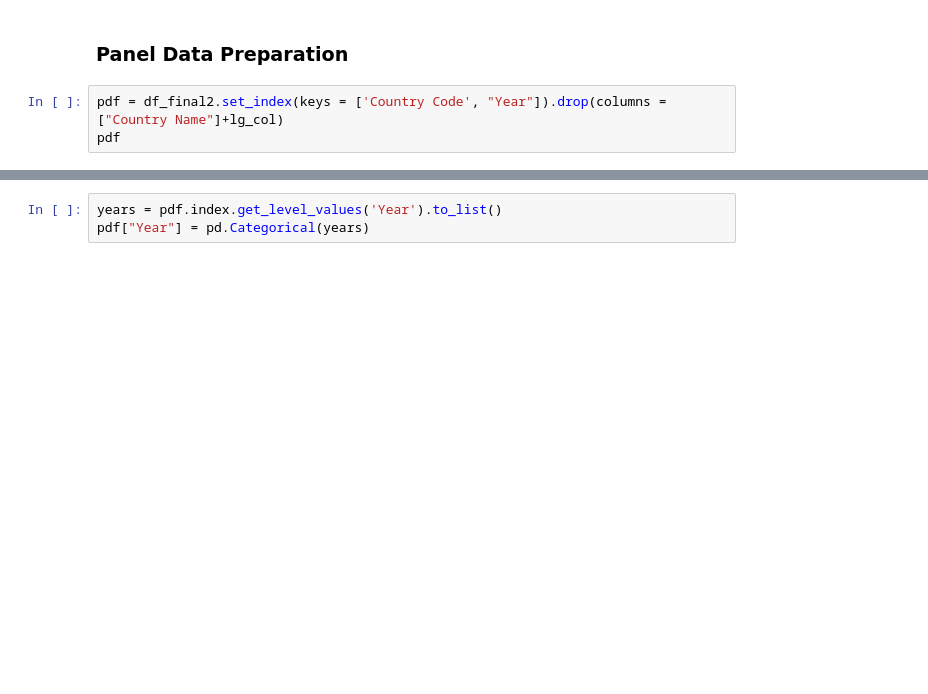
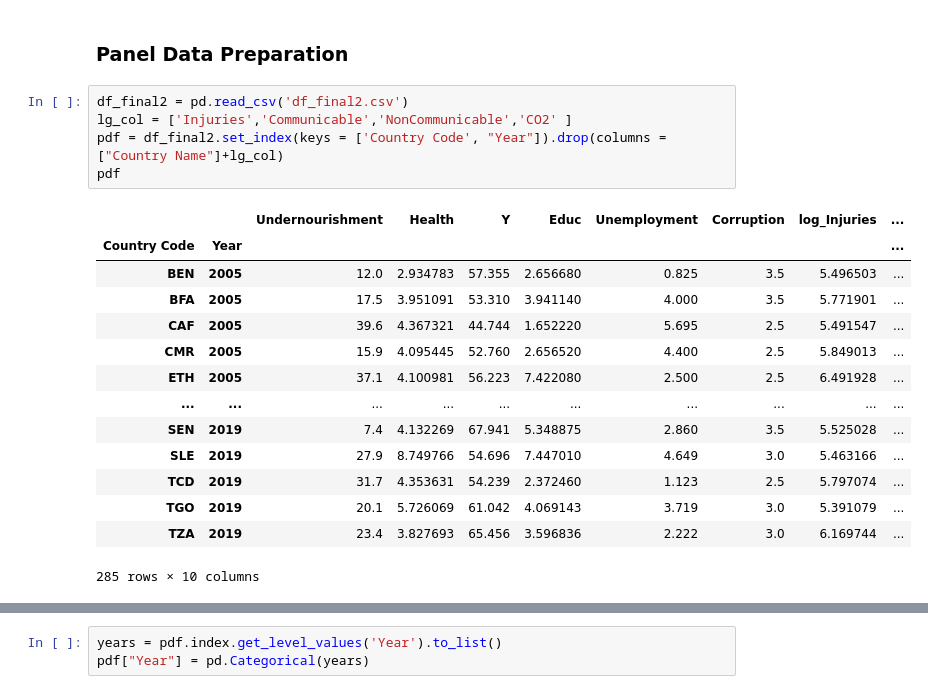
Before and after one commit to Shritej24c/Econometrics, a Jupyter notebook: Econ Data clean.ipynb, the cells around one changed output, grey strips where cells are left out. Cells and saved outputs as stored; diff of their text form; blank space fills up the shorter version.

```diff
--- a/Econ Data clean.ipynb
+++ b/Econ Data clean.ipynb
@@ -225,5 +225,22 @@ df_final2.to_csv(dr + 'df_final2.csv', index = False)
 # %% [markdown]
 ### Panel Data Preparation
 # %%
+df_final2 = pd.read_csv('df_final2.csv')
+lg_col = ['Injuries','Communicable','NonCommunicable','CO2' ]
 pdf = df_final2.set_index(keys = ['Country Code', "Year"]).drop(columns = ["Country Name"]+lg_col)
 pdf
+# %% [output]
+|  |  | Undernourishment | Health | Y | Educ | Unemployment | Corruption | log_Injuries | ... |
+| Country Code | Year |  |  |  |  |  |  |  | ... |
+| BEN | 2005 | 12.0 | 2.934783 | 57.355 | 2.656680 | 0.825 | 3.5 | 5.496503 | ... |
+| BFA | 2005 | 17.5 | 3.951091 | 53.310 | 3.941140 | 4.000 | 3.5 | 5.771901 | ... |
+| CAF | 2005 | 39.6 | 4.367321 | 44.744 | 1.652220 | 5.695 | 2.5 | 5.491547 | ... |
+| CMR | 2005 | 15.9 | 4.095445 | 52.760 | 2.656520 | 4.400 | 2.5 | 5.849013 | ... |
+| ETH | 2005 | 37.1 | 4.100981 | 56.223 | 7.422080 | 2.500 | 2.5 | 6.491928 | ... |
+| ... | ... | ... | ... | ... | ... | ... | ... | ... | ... |
+| SEN | 2019 | 7.4 | 4.132269 | 67.941 | 5.348875 | 2.860 | 3.5 | 5.525028 | ... |
+| SLE | 2019 | 27.9 | 8.749766 | 54.696 | 7.447010 | 4.649 | 3.0 | 5.463166 | ... |
+| TCD | 2019 | 31.7 | 4.353631 | 54.239 | 2.372460 | 1.123 | 2.5 | 5.797074 | ... |
+| TGO | 2019 | 20.1 | 5.726069 | 61.042 | 4.069143 | 3.719 | 3.0 | 5.391079 | ... |
+| TZA | 2019 | 23.4 | 3.827693 | 65.456 | 3.596836 | 2.222 | 3.0 | 6.169744 | ... |
+285 rows × 10 columns
```
Also changed, not shown: parts of 9 cells of this notebook.
